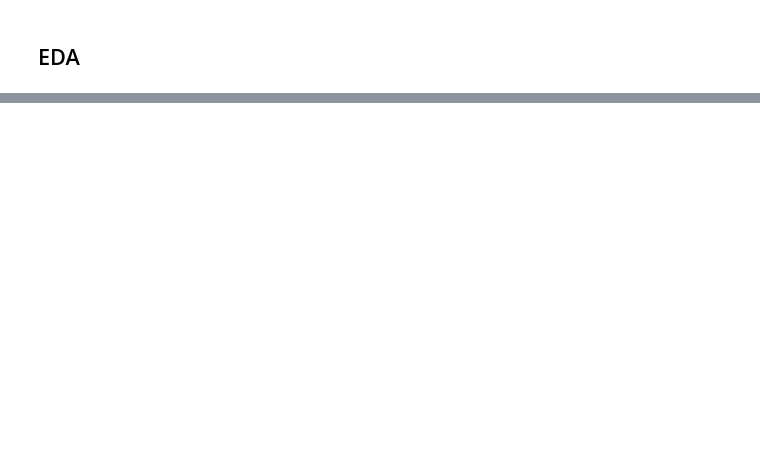
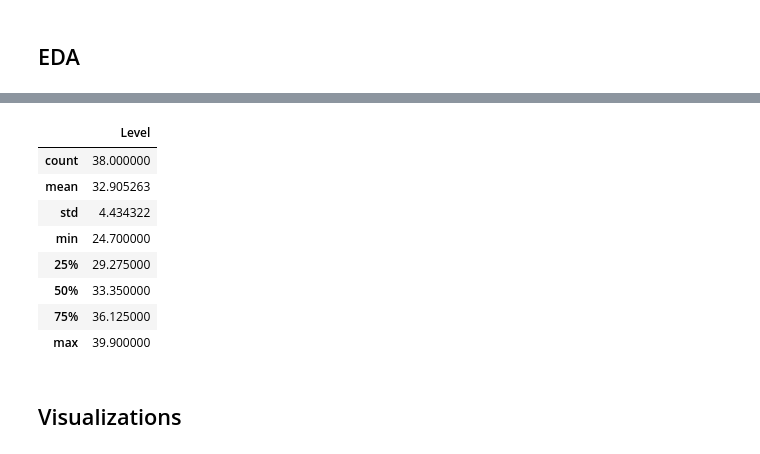
Before and after one commit to mvallido/project-group-29, a Jupyter notebook: notebooks/rajsomal_data.ipynb, the cells around one changed output, grey strips where cells are left out. Drawn from its saved outputs; the diff is of its cells as text; code cells hidden in the pictures; blank space fills up the shorter version.

Commit message:
added to cleaned data

```diff
--- a/notebooks/rajsomal_data.ipynb
+++ b/notebooks/rajsomal_data.ipynb
@@ -93,3 +93,6 @@ df_clean
 df_clean.to_csv('rajsomal_cleanedData.csv',index=False)
 # %% [markdown]
 ## EDA
+# %%
+df_cleaned = pd.read_csv("../data/processed/rajsomal_cleanedData.csv")
+df_cleaned
@@ -95,0 +117,14 @@ df_clean.to_csv('rajsomal_cleanedData.csv',index=False)
+# %%
+df_cleaned.describe()
+# %% [output]
+|  | Level |
+| count | 38.000000 |
+| mean | 32.905263 |
+| std | 4.434322 |
+| min | 24.700000 |
+| 25% | 29.275000 |
+| 50% | 33.350000 |
+| 75% | 36.125000 |
+| max | 39.900000 |
+# %% [markdown]
+## Visualizations
```
Also changed, not shown: parts of 3 cells of this notebook, 1 other file.
